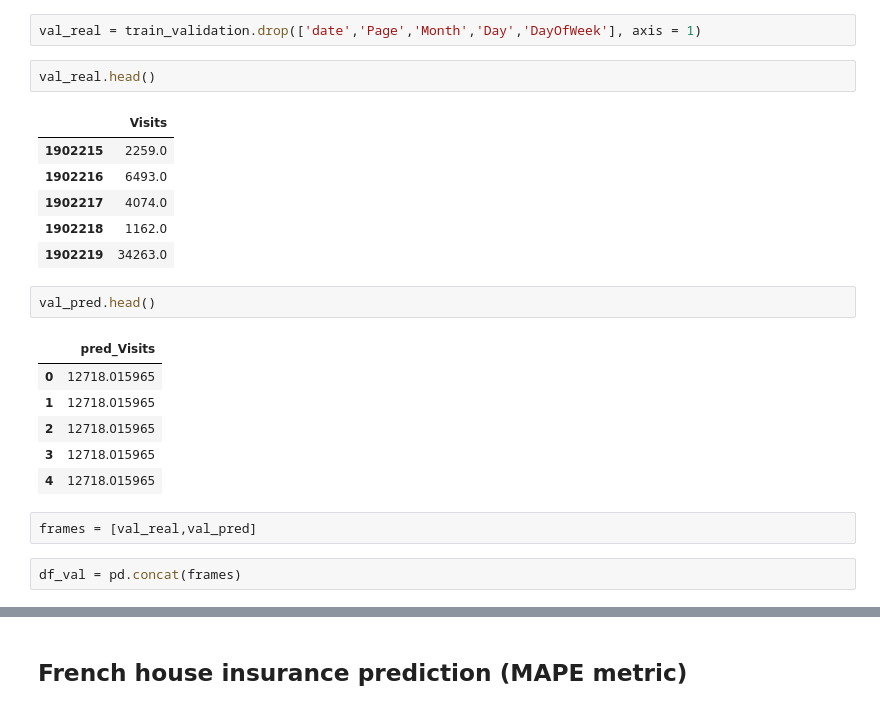
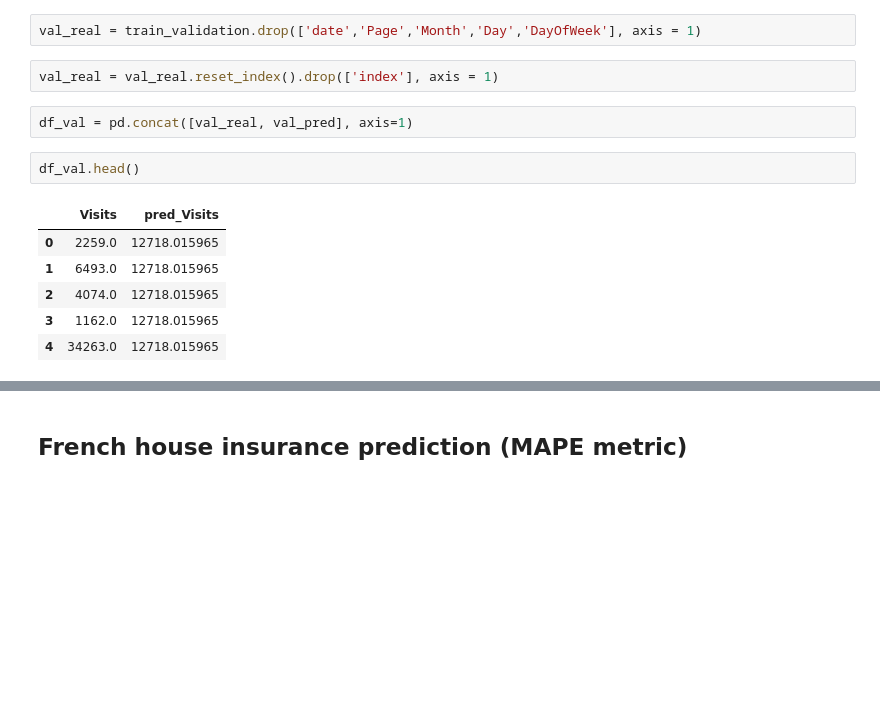
Before and after one commit to lyabakhP/ods_kpi, a Jupyter notebook: hw3_validation-Liabakh_Pavel.ipynb, the cells around one changed output, grey strips where cells are left out. Saved outputs shown, nothing was run; the diff lists cells and outputs as text; blank space fills up the shorter version.

```diff
--- a/hw3_validation-Liabakh_Pavel.ipynb
+++ b/hw3_validation-Liabakh_Pavel.ipynb
@@ -321,24 +273,15 @@ def pandas_smape(df):
 # %%
 val_real = train_validation.drop(['date','Page','Month','Day','DayOfWeek'], axis = 1)
+# %%
+val_real = val_real.reset_index().drop(['index'], axis = 1)
+# %%
+df_val = pd.concat([val_real, val_pred], axis=1)
 # %%
-val_real.head()
+df_val.head()
 # %% [output]
-|  | Visits |
-| 1902215 | 2259.0 |
-| 1902216 | 6493.0 |
-| 1902217 | 4074.0 |
-| 1902218 | 1162.0 |
-| 1902219 | 34263.0 |
+|  | Visits | pred_Visits |
+| 0 | 2259.0 | 12718.015965 |
+| 1 | 6493.0 | 12718.015965 |
+| 2 | 4074.0 | 12718.015965 |
+| 3 | 1162.0 | 12718.015965 |
+| 4 | 34263.0 | 12718.015965 |
-# %%
-val_pred.head()
-# %% [output]
-|  | pred_Visits |
-| 0 | 12718.015965 |
-| 1 | 12718.015965 |
-| 2 | 12718.015965 |
-| 3 | 12718.015965 |
-| 4 | 12718.015965 |
-# %%
-frames = [val_real,val_pred]
-# %%
-df_val = pd.concat(frames)
```
Also changed, not shown: parts of 24 cells of this notebook.
